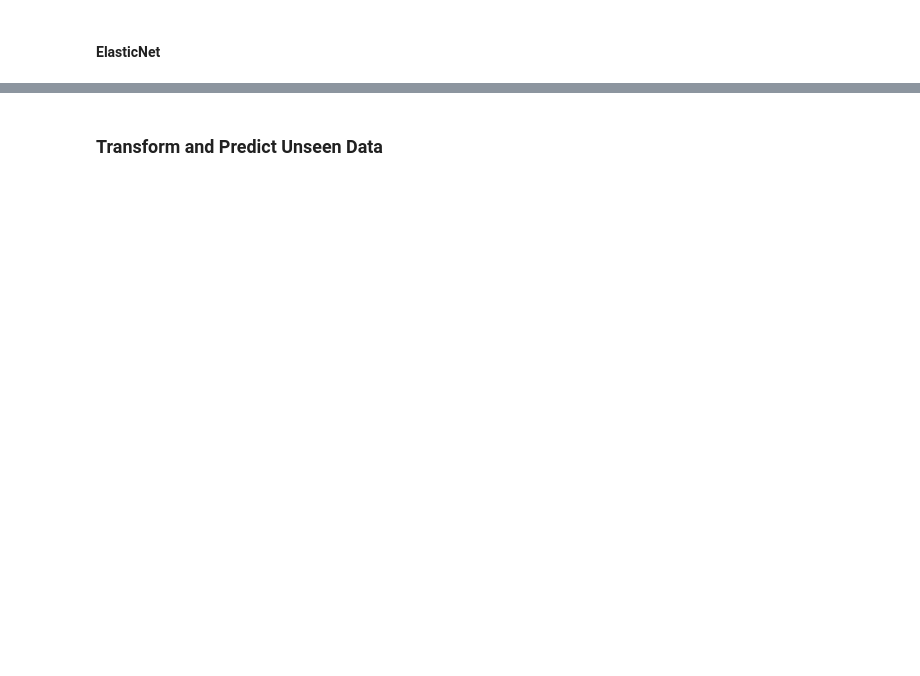
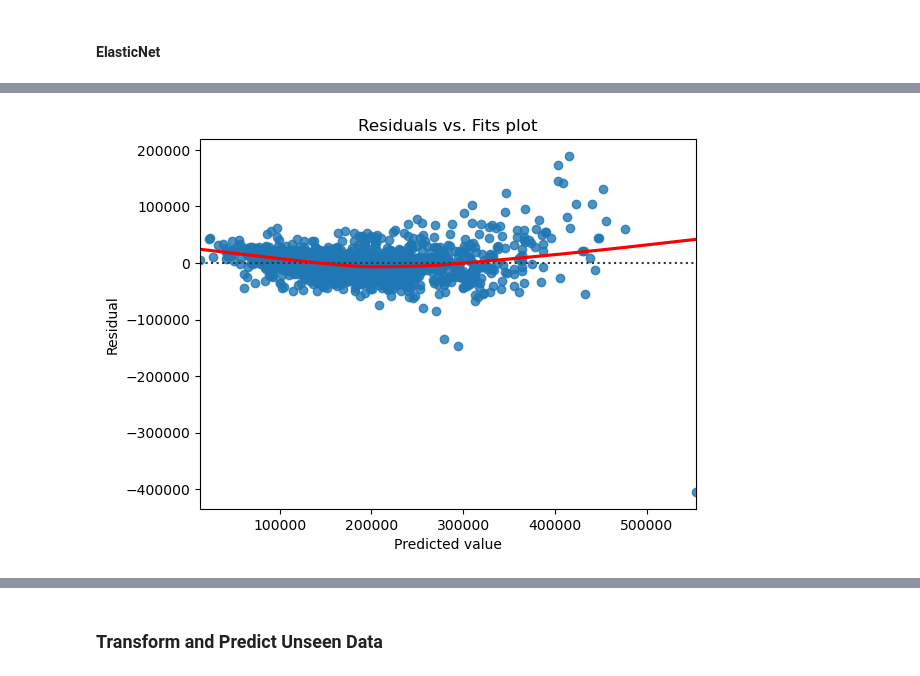
Before and after one commit to jahnavi-kal/housing-price-regression, a Jupyter notebook: P2_processing_modeling.ipynb, the cells around one changed output, grey strips where cells are left out. Saved outputs shown, nothing was run; the diff lists cells and outputs as text; code cells hidden in the pictures; blank space fills up the shorter version.

```diff
--- a/P2_processing_modeling.ipynb
+++ b/P2_processing_modeling.ipynb
@@ -770,0 +798,9 @@ ElasticNet_final_features|0.865|0.901|0.811|25361.0|31703.0
+# %%
+#create 'final' model from lasso reg and training data
+print('Best alpha: ', lasso.alpha_)
+lasso_final = Lasso(alpha = lasso.alpha_)
+lasso_final.fit(Xs_train, y_train)
+
+#calculate residuals
+y_train_pred = lasso_final.predict(Xs_train)
+residuals = y_train - y_train_pred
@@ -770,0 +815,8 @@ ElasticNet_final_features|0.865|0.901|0.811|25361.0|31703.0
+# %%
+# 'residuals vs fit' plot
+sns.residplot(x = y_train_pred, y = residuals, line_kws = {'color' : 'red'}, lowess = True)\
+    .set(title = 'Residuals vs. Fits plot',
+        xlabel = 'Predicted value',
+        ylabel = 'Residual');
+# %% [output]
+[figure, added]
```
Also changed, not shown: parts of 42 cells of this notebook, 2 other files.
